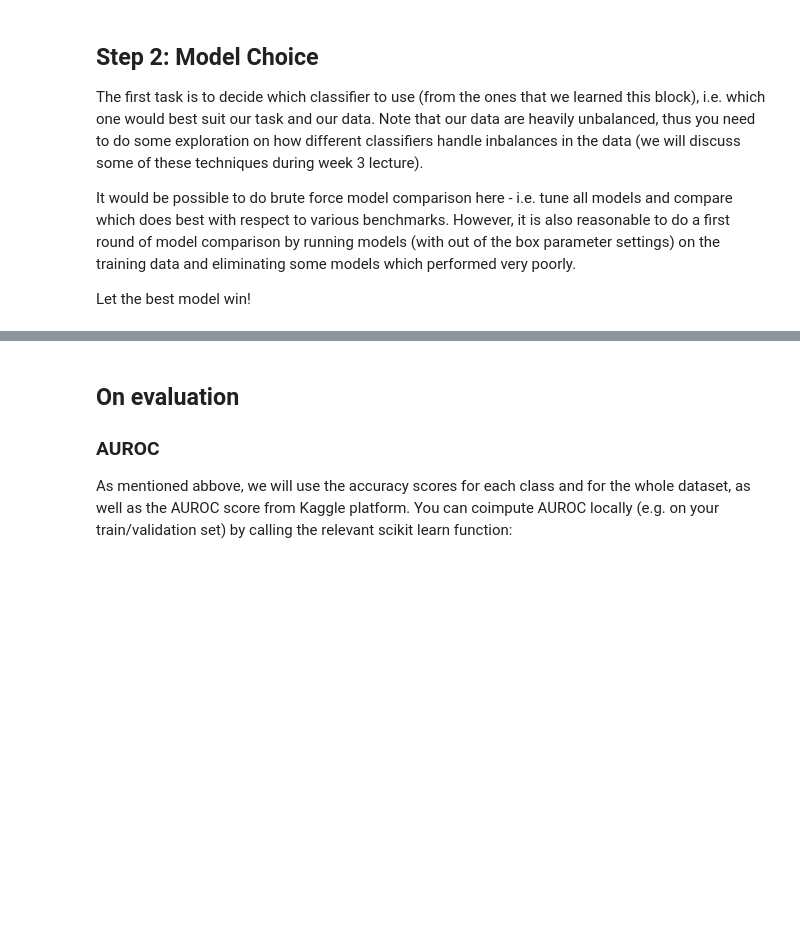
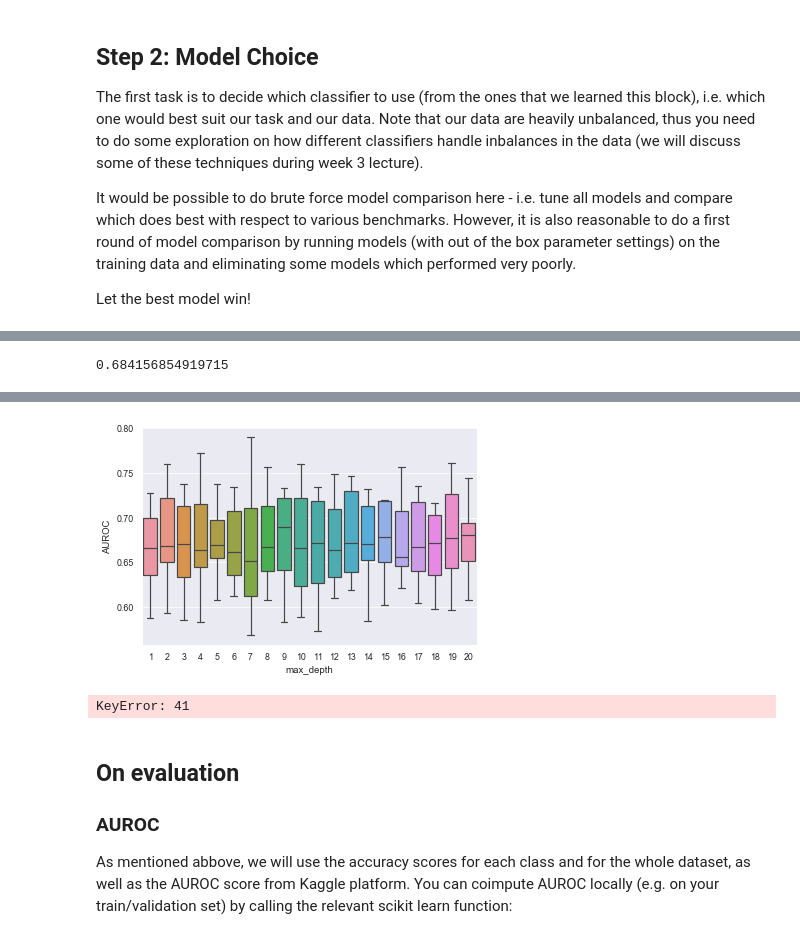
Before and after one commit to lucas-ubm/MaastrichtFlu, a Jupyter notebook: models.ipynb, the cells around one changed output, grey strips where cells are left out. Drawn from its saved outputs; the diff is of its cells as text; code cells hidden in the pictures; blank space fills up the shorter version.

```diff
--- a/models.ipynb
+++ b/models.ipynb
@@ -114,0 +232,21 @@ score = lambda model, x_test, y_test: pd.Series([model.score(x_test, y_test),
+# %%
+print(sum(pca.explained_variance_ratio_))
+# %% [output]
+0.684156854919715
+# %%
+def decision_tree(n, X_train, y_train):
+    df = pd.DataFrame()
+    models = {}
+    for i in range(1,n+1):
+        dt = tree.DecisionTreeClassifier(max_depth=i)
+        dt.fit(X_train, y_train)
+        models[i] = dt
+        df[i] = cross_val_score(rf, num.drop('flu', axis=1), num['flu'], scoring='roc_auc', cv=10)
+    return df,models
+# %%
+dt, models = decision_tree(20, X_train, y_train)
+# %%
+ax = sns.boxplot(data = dt)
+ax.set(xlabel='max_depth', ylabel='AUROC')
+dt.describe()
+# %% [output]
@@ -115,3 +262,8 @@ score = lambda model, x_test, y_test: pd.Series([model.score(x_test, y_test),
+[figure, added]
+# %%
+score(models[41], X_test, y_test)
+# %% [output]
+KeyError: 41
 # %% [markdown]
 ## On evaluation
 
```
Also changed, not shown: parts of 15 cells of this notebook, 1 other file.
